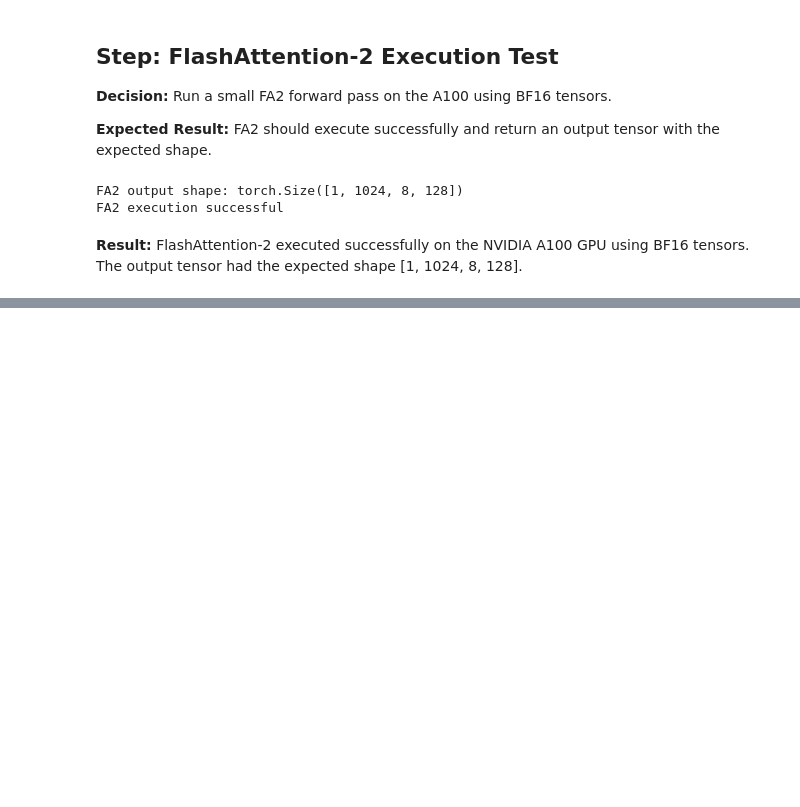
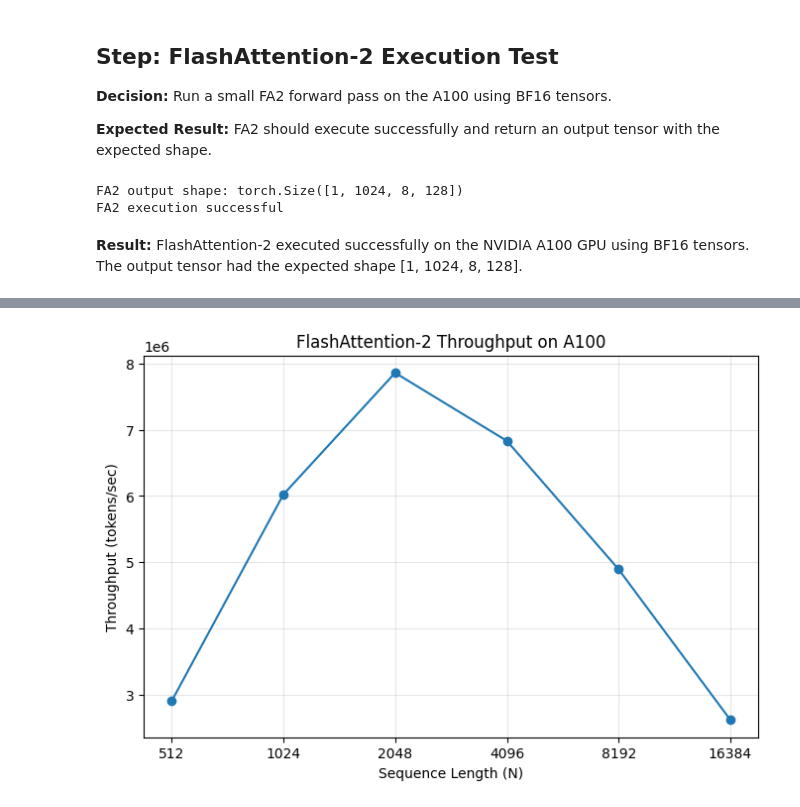
Before and after one commit to deepinsightai/flash-attention, a Jupyter notebook: blackwell_sdpa_smoke_test.ipynb, the cells around one changed output, grey strips where cells are left out. Cells and saved outputs as stored; diff of their text form; code cells hidden in the pictures; blank space fills up the shorter version.

```diff
--- a/blackwell_sdpa_smoke_test.ipynb
+++ b/blackwell_sdpa_smoke_test.ipynb
@@ -1371,0 +1506,27 @@ FA2 execution successful
+# %%
+# FA2 throughput
+
+fa2_df["tokens_per_sec"] = (
+    B * fa2_df["N"] /
+    (fa2_df["median_ms"] / 1000)
+)
+
+plt.figure(figsize=(8, 5))
+
+plt.plot(
+    fa2_df["N"],
+    fa2_df["tokens_per_sec"],
+    marker="o"
+)
+
+plt.xscale("log", base=2)
+plt.xticks(fa2_df["N"], fa2_df["N"])
+
+plt.xlabel("Sequence Length (N)")
+plt.ylabel("Throughput (tokens/sec)")
+plt.title("FlashAttention-2 Throughput on A100")
+plt.grid(True, alpha=0.3)
+
+plt.show()
+# %% [output]
+[figure, added]
```
Also changed, not shown: parts of 7 cells of this notebook.
